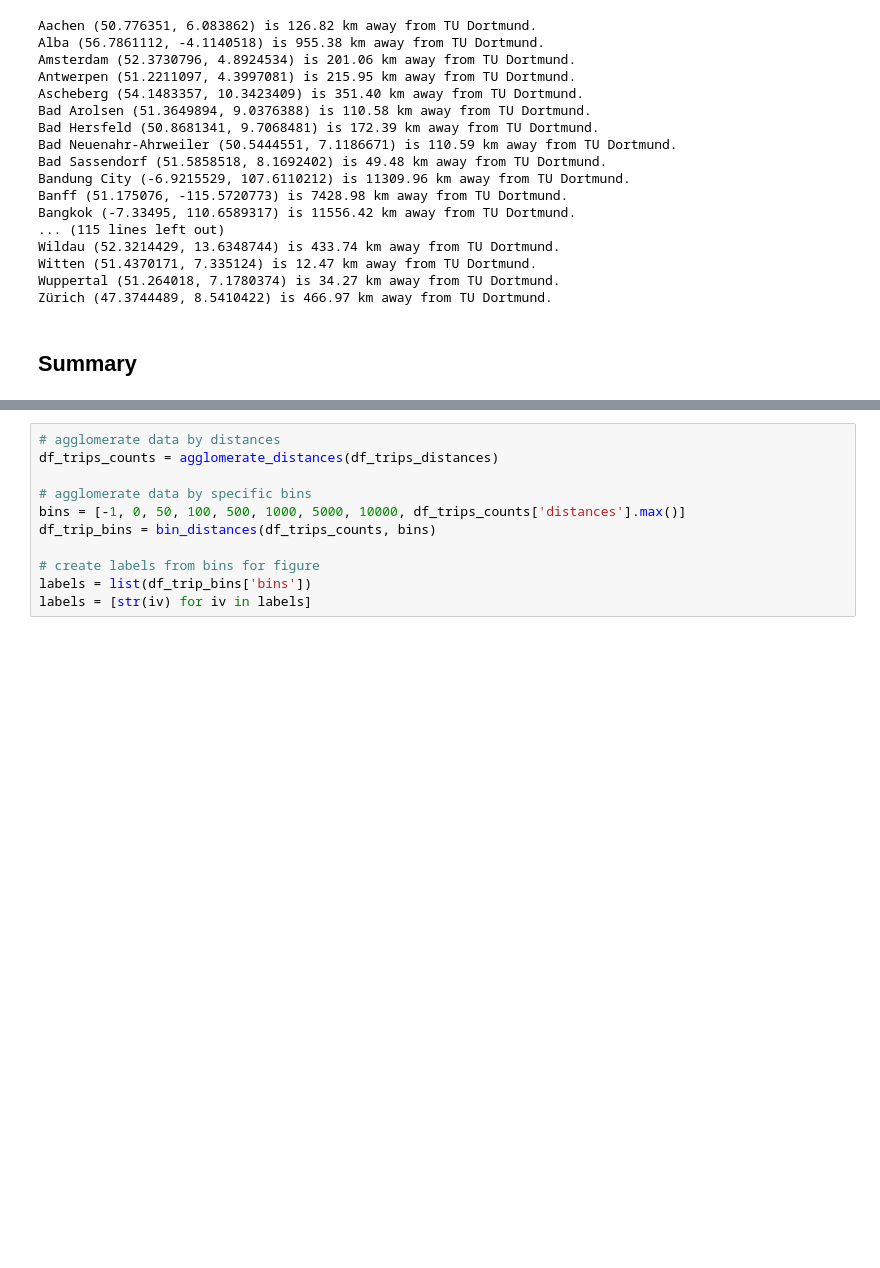
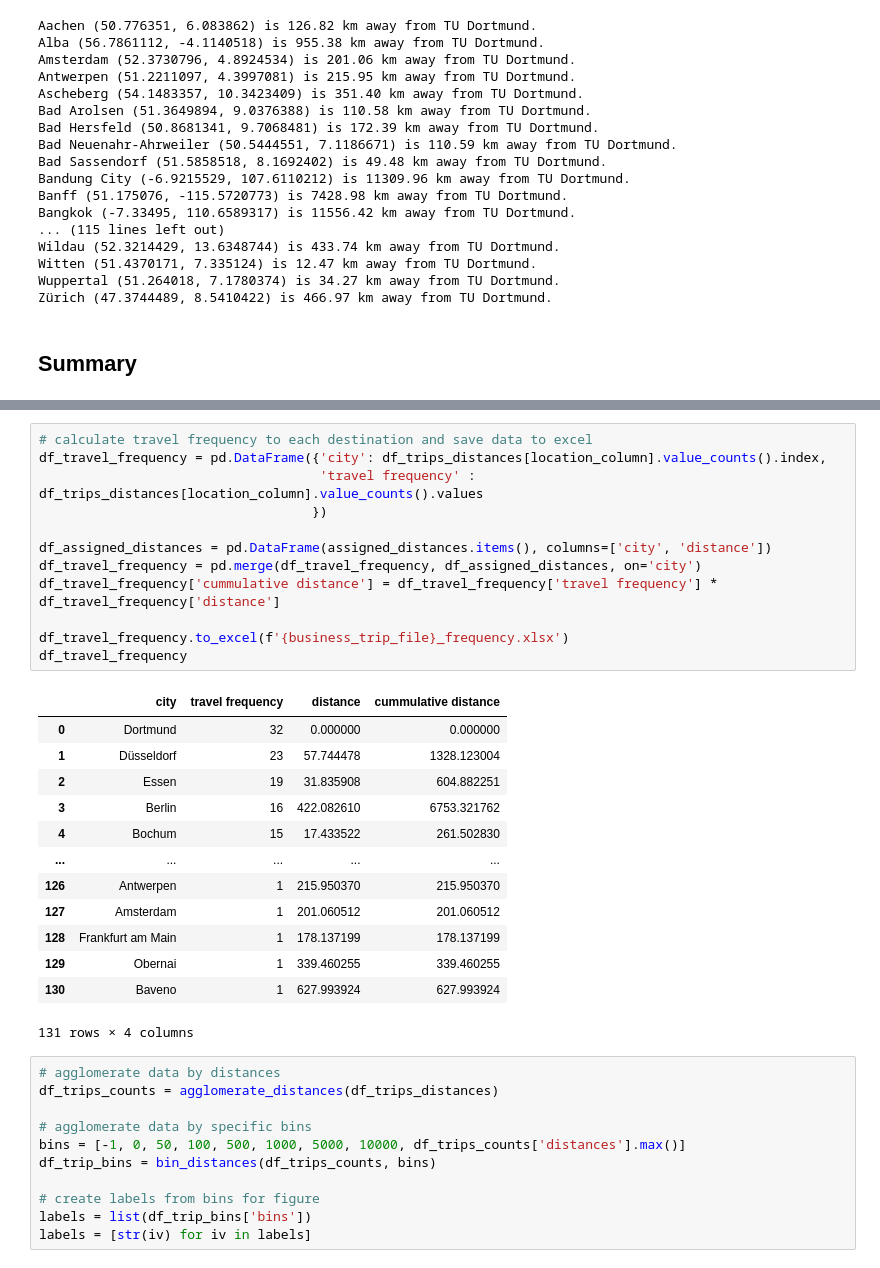
Before and after one commit to hmoldenhauer/business_travel_distance_calculation, a Jupyter notebook: business_travel_distance_calculation.ipynb, the cells around one changed output, grey strips where cells are left out. Cells and saved outputs as stored; diff of their text form; blank space fills up the shorter version.

Commit message:
add travel frequency to the notebook

```diff
--- a/business_travel_distance_calculation.ipynb
+++ b/business_travel_distance_calculation.ipynb
@@ -163,4 +163,30 @@ This results in a total of 190740 km travelled, assuming oneway travelling.
 The mean (median) destination distance is 640 km (105 km) away from TU Dortmund.
+# %%
+# calculate travel frequency to each destination and save data to excel
+df_travel_frequency = pd.DataFrame({'city': df_trips_distances[location_column].value_counts().index,
+                                    'travel frequency' : df_trips_distances[location_column].value_counts().values
+                                   })
+
+df_assigned_distances = pd.DataFrame(assigned_distances.items(), columns=['city', 'distance'])
+df_travel_frequency = pd.merge(df_travel_frequency, df_assigned_distances, on='city')
+df_travel_frequency['cummulative distance'] = df_travel_frequency['travel frequency'] * df_travel_frequency['distance']
+
+df_travel_frequency.to_excel(f'{business_trip_file}_frequency.xlsx')
+df_travel_frequency
+# %% [output]
+|  | city | travel frequency | distance | cummulative distance |
+| 0 | Dortmund | 32 | 0.000000 | 0.000000 |
+| 1 | Düsseldorf | 23 | 57.744478 | 1328.123004 |
+| 2 | Essen | 19 | 31.835908 | 604.882251 |
+| 3 | Berlin | 16 | 422.082610 | 6753.321762 |
+| 4 | Bochum | 15 | 17.433522 | 261.502830 |
+| ... | ... | ... | ... | ... |
+| 126 | Antwerpen | 1 | 215.950370 | 215.950370 |
+| 127 | Amsterdam | 1 | 201.060512 | 201.060512 |
+| 128 | Frankfurt am Main | 1 | 178.137199 | 178.137199 |
+| 129 | Obernai | 1 | 339.460255 | 339.460255 |
+| 130 | Baveno | 1 | 627.993924 | 627.993924 |
+131 rows × 4 columns
 # %%
 # agglomerate data by distances
 df_trips_counts = agglomerate_distances(df_trips_distances)
```
Also changed, not shown: parts of 2 cells of this notebook, 2 other files.
